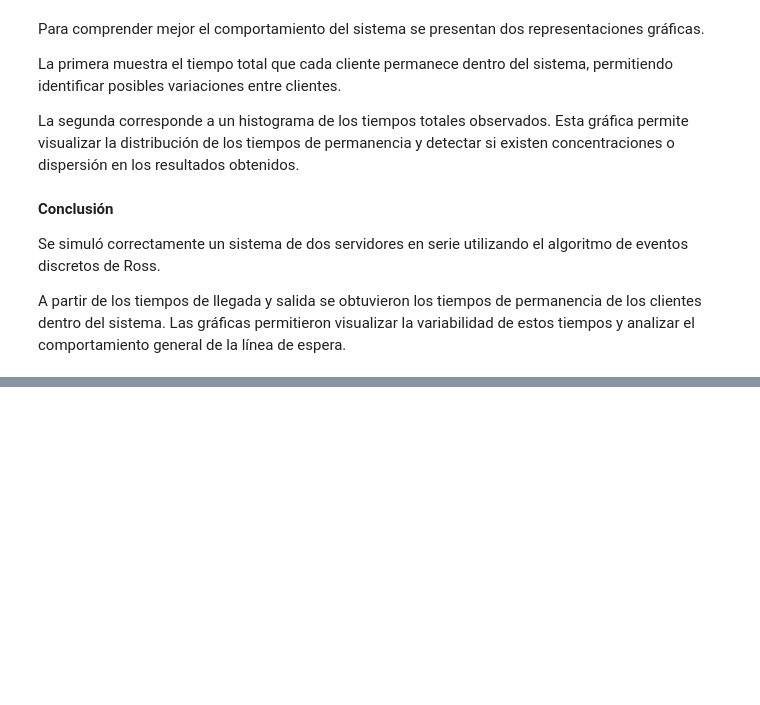
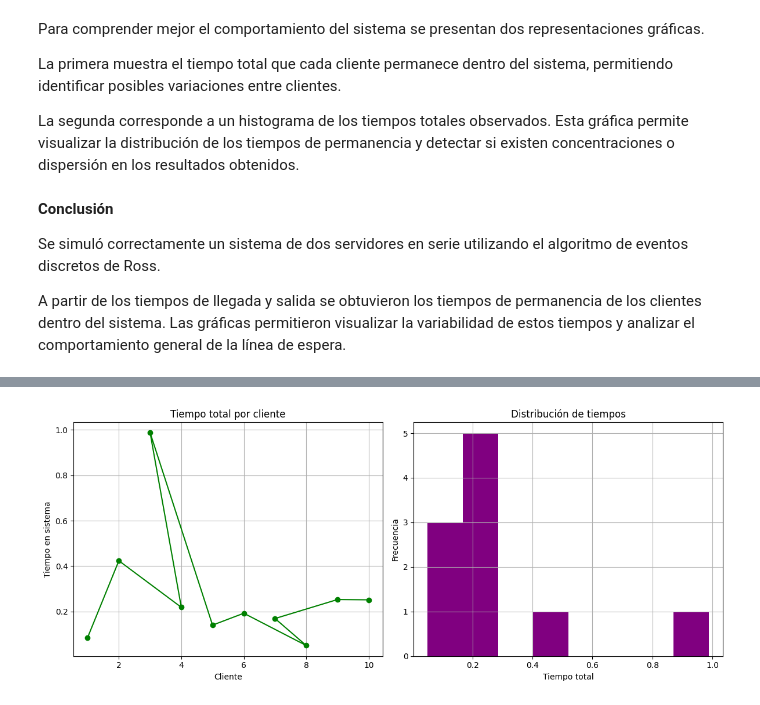
Before and after one commit to KarlaMichelleSorianoSanhez/Simulacion-I, a Jupyter notebook: sistemas_de_linea_de_espera_con_dos_servidores_en_serie_y_paralelo_.ipynb, the cells around one changed output, grey strips where cells are left out. Drawn from its saved outputs; the diff is of its cells as text; code cells hidden in the pictures; blank space fills up the shorter version.

```diff
--- a/sistemas_de_linea_de_espera_con_dos_servidores_en_serie_y_paralelo_.ipynb
+++ b/sistemas_de_linea_de_espera_con_dos_servidores_en_serie_y_paralelo_.ipynb
@@ -699,0 +1049,9 @@ A partir de los tiempos de llegada y salida se obtuvieron los tiempos de permane
+# %%
+np.random.seed(123)
+
+A, D = simular_paralelo(
+    lamb=2,
+    mu1=3,
+    mu2=4,
+    n_clientes=10
+)
@@ -699,0 +1105,6 @@ A partir de los tiempos de llegada y salida se obtuvieron los tiempos de permane
+# %%
+# Tiempo total en el sistema
+T = {
+    n: D[n] - A[n]
+    for n in D
+}
@@ -699,0 +1165,36 @@ A partir de los tiempos de llegada y salida se obtuvieron los tiempos de permane
+# %%
+# Datos para las gráficas
+clientes = list(T.keys())
+tiempos = list(T.values())
+
+fig, ax = plt.subplots(1, 2, figsize=(12,5))
+
+# Tiempo total por cliente
+ax[0].plot(
+    clientes,
+    tiempos,
+    marker='o',
+    color='green'
+)
+
+ax[0].set_title('Tiempo total por cliente')
+ax[0].set_xlabel('Cliente')
+ax[0].set_ylabel('Tiempo en sistema')
+ax[0].grid(True)
+
+# Histograma
+ax[1].hist(
+    tiempos,
+    bins=8,
+    color='purple'
+)
+
+ax[1].set_title('Distribución de tiempos')
+ax[1].set_xlabel('Tiempo total')
+ax[1].set_ylabel('Frecuencia')
+ax[1].grid(True)
+
+plt.tight_layout()
+plt.show()
+# %% [output]
+[figure, added]
```
Also changed, not shown: parts of 33 cells of this notebook.
